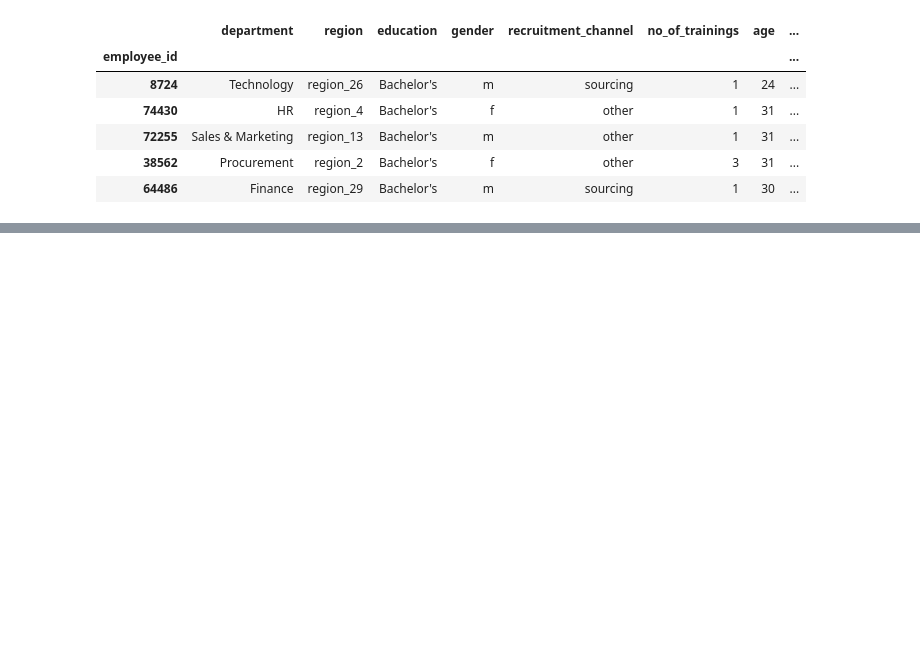
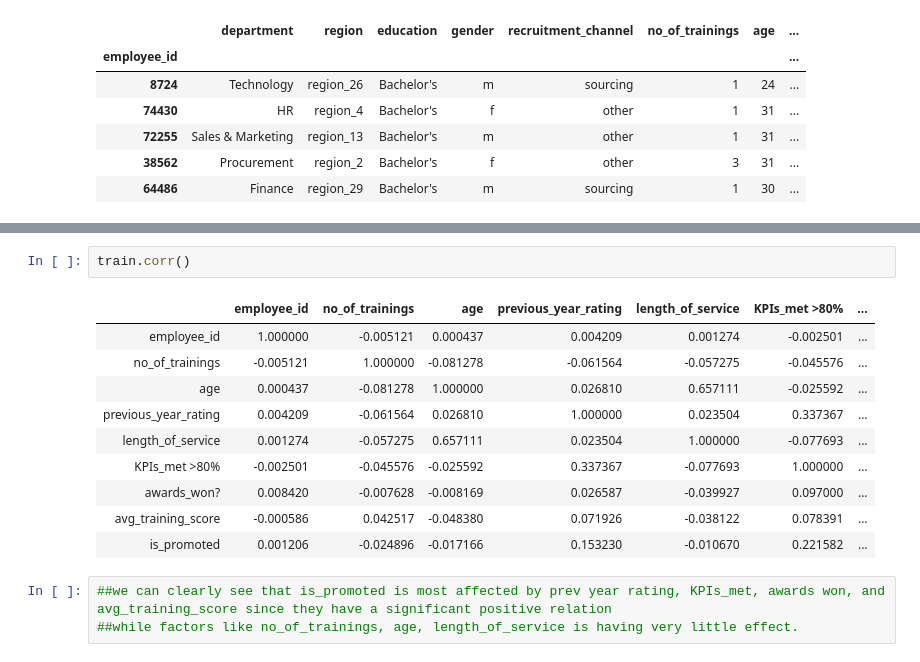
Before and after one commit to Ayush-08/Makeathon3077, a Jupyter notebook: nmodel.ipynb, the cells around one changed output, grey strips where cells are left out. Saved outputs shown, nothing was run; the diff lists cells and outputs as text; blank space fills up the shorter version.

```diff
--- a/nmodel.ipynb
+++ b/nmodel.ipynb
@@ -770,0 +779,16 @@ test.head()
+# %%
+train.corr()
+# %% [output]
+|  | employee_id | no_of_trainings | age | previous_year_rating | length_of_service | KPIs_met >80% | ... |
+| employee_id | 1.000000 | -0.005121 | 0.000437 | 0.004209 | 0.001274 | -0.002501 | ... |
+| no_of_trainings | -0.005121 | 1.000000 | -0.081278 | -0.061564 | -0.057275 | -0.045576 | ... |
+| age | 0.000437 | -0.081278 | 1.000000 | 0.026810 | 0.657111 | -0.025592 | ... |
+| previous_year_rating | 0.004209 | -0.061564 | 0.026810 | 1.000000 | 0.023504 | 0.337367 | ... |
+| length_of_service | 0.001274 | -0.057275 | 0.657111 | 0.023504 | 1.000000 | -0.077693 | ... |
+| KPIs_met >80% | -0.002501 | -0.045576 | -0.025592 | 0.337367 | -0.077693 | 1.000000 | ... |
+| awards_won? | 0.008420 | -0.007628 | -0.008169 | 0.026587 | -0.039927 | 0.097000 | ... |
+| avg_training_score | -0.000586 | 0.042517 | -0.048380 | 0.071926 | -0.038122 | 0.078391 | ... |
+| is_promoted | 0.001206 | -0.024896 | -0.017166 | 0.153230 | -0.010670 | 0.221582 | ... |
+# %%
+##we can clearly see that is_promoted is most affected by prev year rating, KPIs_met, awards won, and avg_training_score since they have a significant positive relation
+##while factors like no_of_trainings, age, length_of_service is having very little effect.
```
Also changed, not shown: parts of 46 cells of this notebook.
